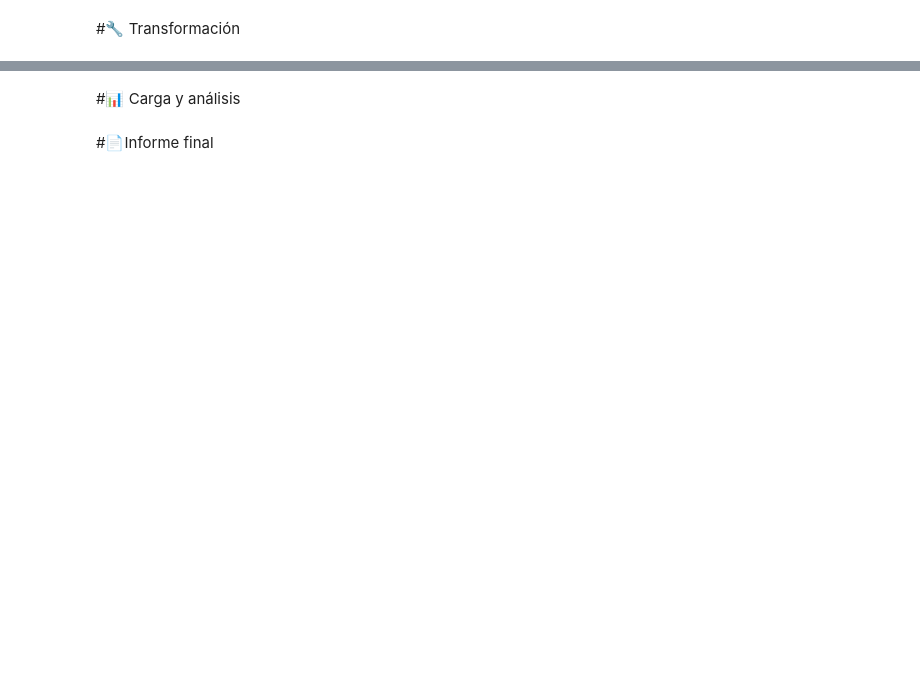
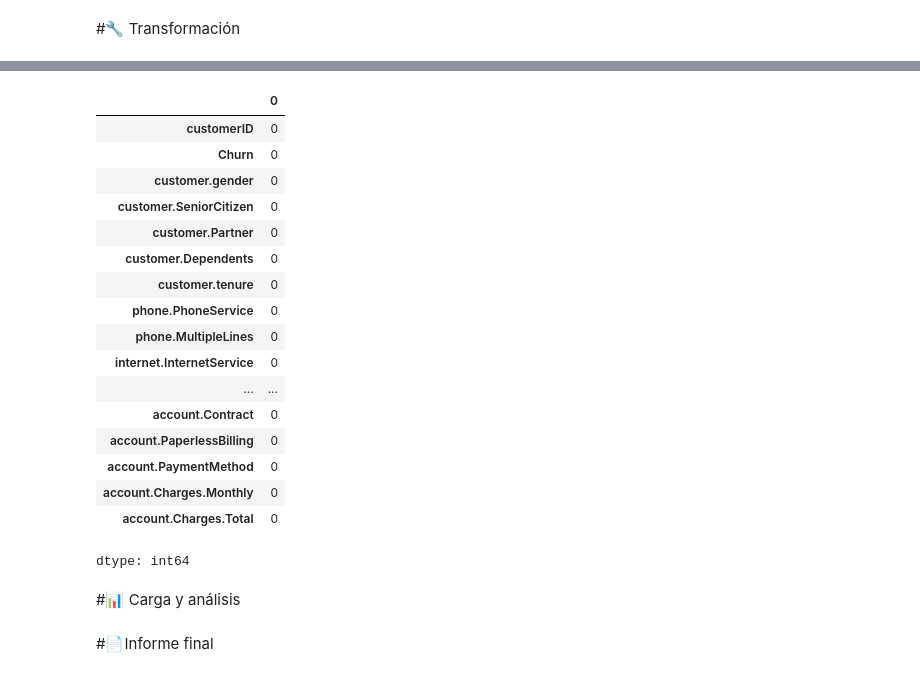
Before and after one commit to Rey-Morales-G/Alura_Telecom_X_2, a Jupyter notebook: TelecomX_LATAM.ipynb, the cells around one changed output, grey strips where cells are left out. Drawn from its saved outputs; the diff is of its cells as text; code cells hidden in the pictures; blank space fills up the shorter version.

```diff
--- a/TelecomX_LATAM.ipynb
+++ b/TelecomX_LATAM.ipynb
@@ -20,3 +69,26 @@ df.head()
+# %%
+
+
+df.isnull().sum()
+# %% [output]
+|  | 0 |
+| customerID | 0 |
+| Churn | 0 |
+| customer.gender | 0 |
+| customer.SeniorCitizen | 0 |
+| customer.Partner | 0 |
+| customer.Dependents | 0 |
+| customer.tenure | 0 |
+| phone.PhoneService | 0 |
+| phone.MultipleLines | 0 |
+| internet.InternetService | 0 |
+| ... | ... |
+| account.Contract | 0 |
+| account.PaperlessBilling | 0 |
+| account.PaymentMethod | 0 |
+| account.Charges.Monthly | 0 |
+| account.Charges.Total | 0 |
+dtype: int64
 # %% [markdown]
 #📊 Carga y análisis
 # %% [markdown]
```
Also changed, not shown: parts of 2 cells of this notebook.
